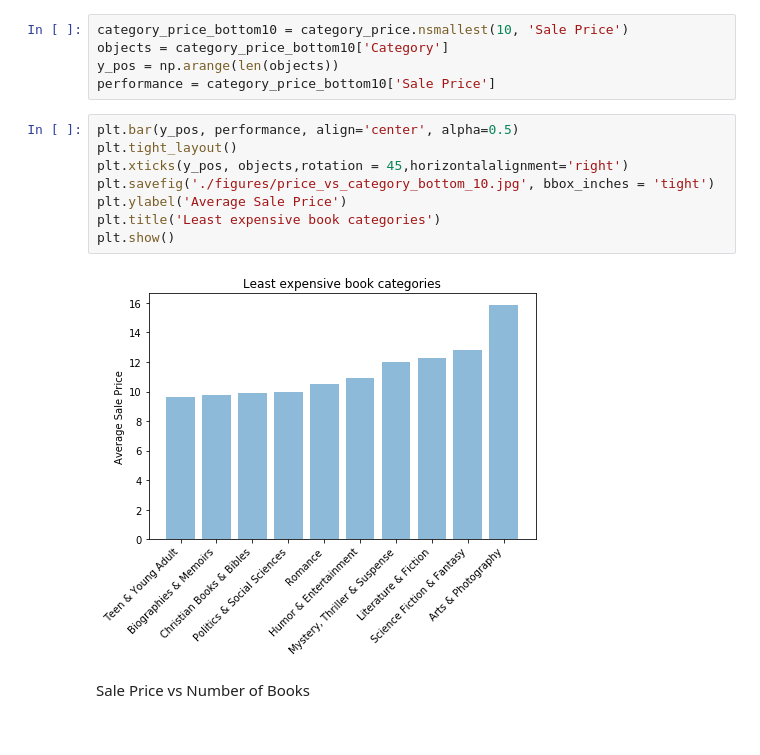
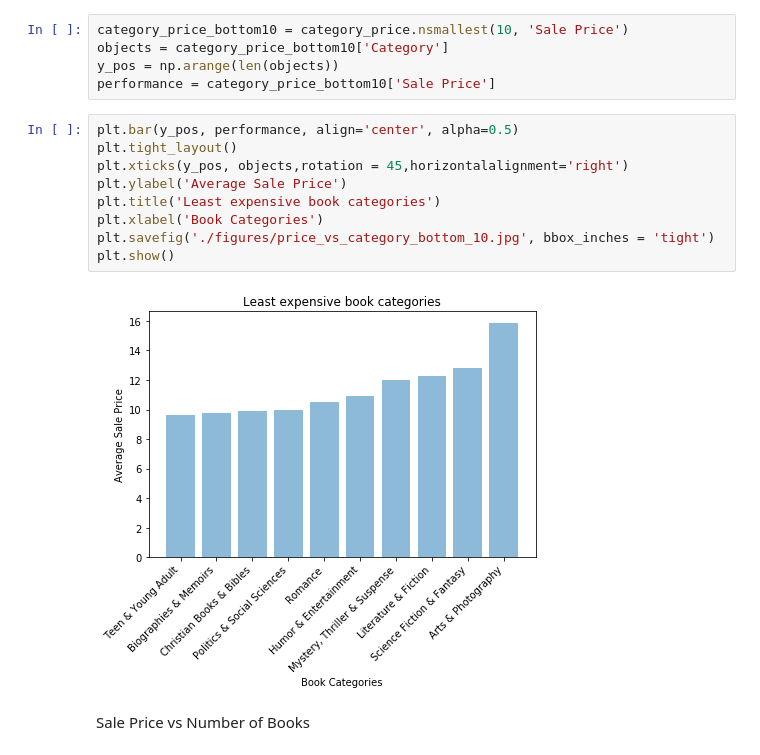
Before and after one commit to deepanshugera/data-analysis-cs839, a Jupyter notebook: Analysis_2.ipynb, the cells around one changed output. Drawn from its saved outputs; the diff is of its cells as text.

```diff
--- a/Analysis_2.ipynb
+++ b/Analysis_2.ipynb
@@ -58,13 +60,14 @@ performance = category_price_bottom10['Sale Price']
 # %%
 plt.bar(y_pos, performance, align='center', alpha=0.5)
 plt.tight_layout()
 plt.xticks(y_pos, objects,rotation = 45,horizontalalignment='right')
-plt.savefig('./figures/price_vs_category_bottom_10.jpg', bbox_inches = 'tight')
 plt.ylabel('Average Sale Price')
 plt.title('Least expensive book categories')
+plt.xlabel('Book Categories')
+plt.savefig('./figures/price_vs_category_bottom_10.jpg', bbox_inches = 'tight')
 plt.show()
 # %% [output]
-[figure, old version]
+[figure, new version]
 # %% [markdown]
 Sale Price vs Number of Books
 # %%
```
Also changed, not shown: parts of 11 cells of this notebook, 1 other file.
